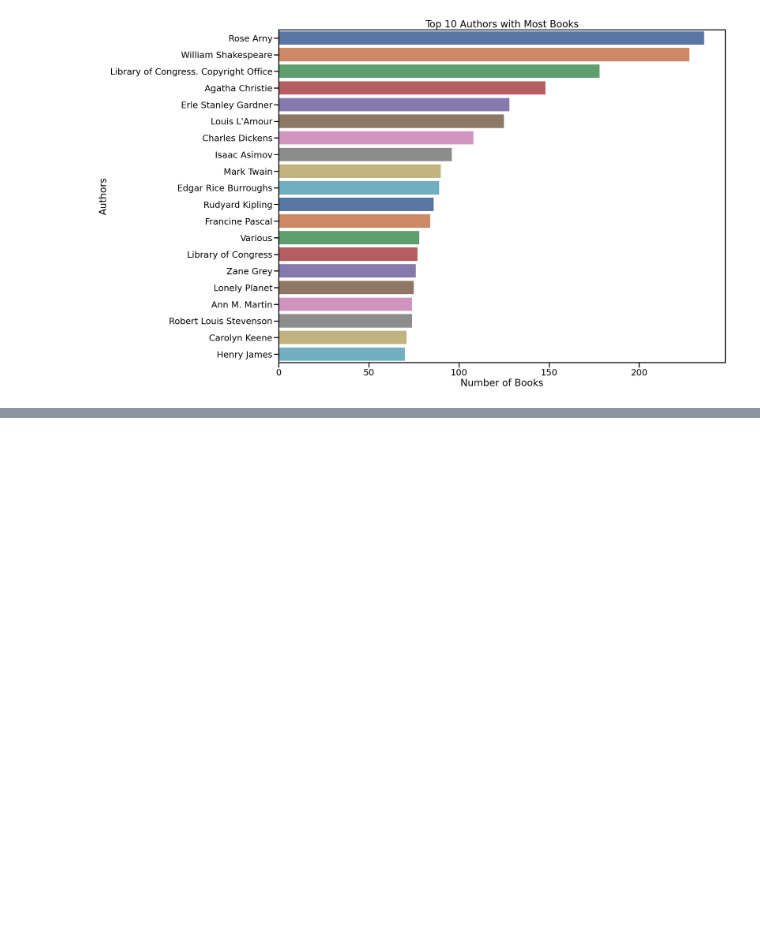
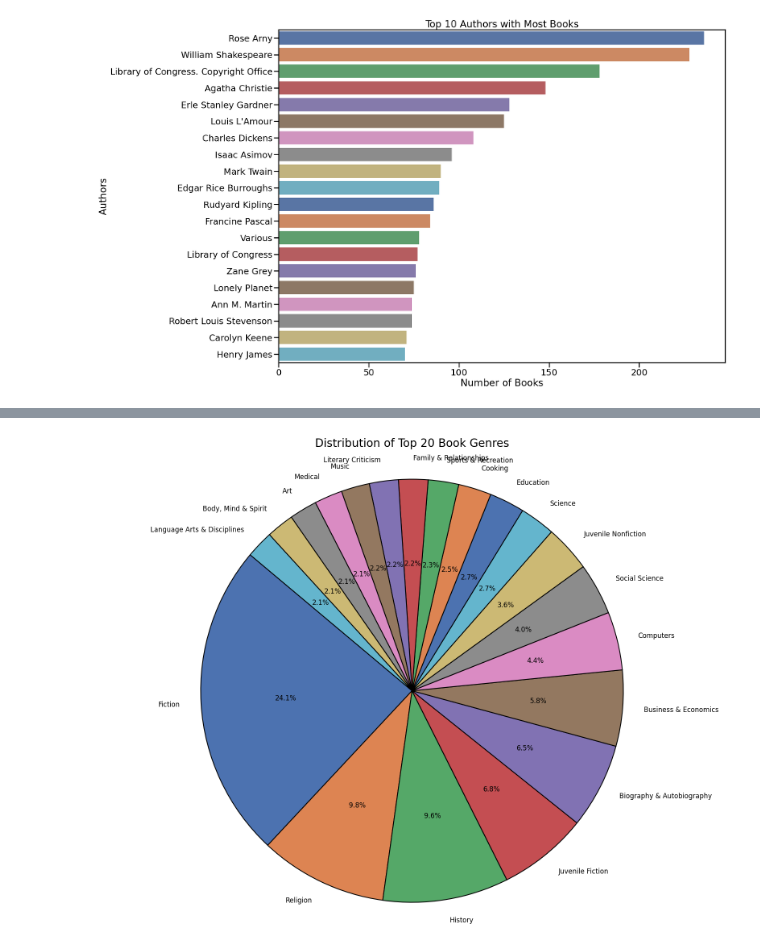
Before and after one commit to danielepolotow/book_data, a Jupyter notebook: Data exploration.ipynb, the cells around one changed output, grey strips where cells are left out. Saved outputs shown, nothing was run; the diff lists cells and outputs as text; code cells hidden in the pictures; blank space fills up the shorter version.

```diff
--- a/Data exploration.ipynb
+++ b/Data exploration.ipynb
@@ -208,0 +224,20 @@ plt.show()
+# %%
+category_counts = exploded_categories['categories'].value_counts().reset_index()
+category_counts.columns = ['Genre', 'Number of Books']
+top_20_categories = category_counts.head(20)
+plt.figure(figsize=(20, 15))
+plt.pie(
+    top_20_categories['Number of Books'],
+    labels=top_20_categories['Genre'],
+    autopct='%1.1f%%',
+    startangle=140,
+    colors=sns.color_palette("deep", len(top_20_categories)),
+    wedgeprops={'edgecolor': 'black', 'linewidth': 1.5},
+    textprops={'fontsize': 12},
+    labeldistance=1.1
+)
+plt.title("Distribution of Top 20 Book Genres", fontsize=20, pad=20)
+plt.axis('equal')
+plt.show()
+# %% [output]
+[figure, added]
```
Also changed, not shown: parts of 15 cells of this notebook.
